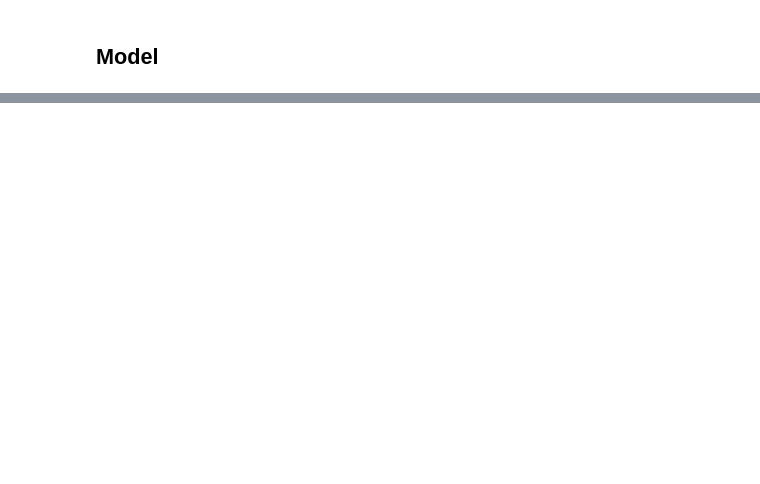
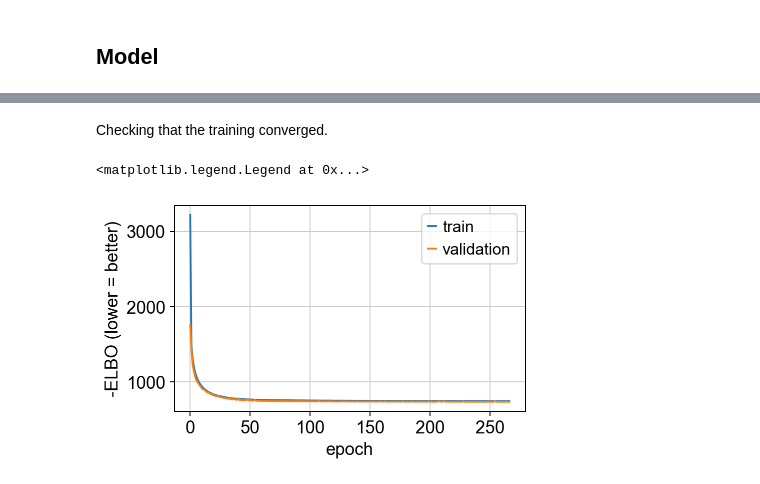
Before and after one commit to alvarodca/DeepGen-Oncology, a Jupyter notebook: Exploratory Notebooks/LDVAE_implementation/ldvae_notebook.ipynb, the cells around one changed output, grey strips where cells are left out. Drawn from its saved outputs; the diff is of its cells as text; code cells hidden in the pictures; blank space fills up the shorter version.

Commit message:
LDVAE implementation

```diff
--- a/Exploratory Notebooks/LDVAE_implementation/ldvae_notebook.ipynb
+++ b/Exploratory Notebooks/LDVAE_implementation/ldvae_notebook.ipynb
@@ -180,15 +179,16 @@ Taking into account the conslussions we have achieved before...
 sc.pp.filter_cells(adata, min_genes=200)
 sc.pp.filter_genes(adata, min_cells=10)
 adata.layers["counts"] = adata.X.copy()
-
 sc.pp.normalize_total(adata, target_sum=1e4)
 sc.pp.log1p(adata)
 
-try:
-    sc.pp.highly_variable_genes(adata, n_top_genes=N_HVG, flavor="seurat_v3",
-                                layer="counts", batch_key="patient", subset=True)
-except Exception as e:  # patients with very few cells can make the loess fit fail
-    print("Per-patient HVG selection failed, using global HVGs instead:", e)
-    sc.pp.highly_variable_genes(adata, n_top_genes=N_HVG, flavor="seurat_v3", layer="counts", subset=True)
-adata
+# Per-patient HVGs. span=0.5 = same rule as src/hvg.py (stops the loess fit failing)
+sc.pp.highly_variable_genes(adata, n_top_genes=N_HVG, flavor="seurat_v3",
+                            layer="counts", batch_key="patient", span=0.5)
+
+# Always keep the receptor genes that define the subtypes
+FORCE = ["ESR1", "PGR", "ERBB2"]
+adata.var.loc[adata.var_names.isin(FORCE), "highly_variable"] = True
+adata = adata[:, adata.var["highly_variable"]].copy()
+print(adata.shape, "| forced genes present:", [g for g in FORCE if g in adata.var_names])
 # %% [output]
@@ -212,4 +198,12 @@ path = MODELS_DIR / "full_ldvae_model"
-# %%
-model = scvi.model.SCVI(a, n_latent=n_latent, gene_likelihood=gene_likelihood)
-model.train(max_epochs=MAX_EPOCHS, early_stopping=True, check_val_every_n_epoch=1)
-model.save(path, overwrite=True)
+# %%
+a = adata.copy()
+scvi.model.LinearSCVI.setup_anndata(a, layer="counts")
+path = MODELS_DIR / "ldvae_nb_nobatch"
+
+if path.exists() and not RETRAIN:
+    model = scvi.model.LinearSCVI.load(path, adata=a)
+else:
+    model = scvi.model.LinearSCVI(a, n_latent=N_LATENT, gene_likelihood="nb")
+    model.train(max_epochs=MAX_EPOCHS, early_stopping=True, check_val_every_n_epoch=1)
+    model.save(path, overwrite=True)
+model
@@ -215,0 +224,12 @@ model.save(path, overwrite=True)
+# %% [markdown]
+Checking that the training converged.
+# %%
+h = model.history
+fig, ax = plt.subplots(figsize=(5,3))
+ax.plot(h["elbo_train"], label="train")
+if "elbo_validation" in h:
+    ax.plot(h["elbo_validation"], label="validation")
+ax.set(xlabel="epoch", ylabel="-ELBO (lower = better)"); ax.legend()
+# %% [output]
+<matplotlib.legend.Legend at 0x...>
+[figure, added]
```
Also changed, not shown: parts of 17 cells of this notebook, 6 other files.
